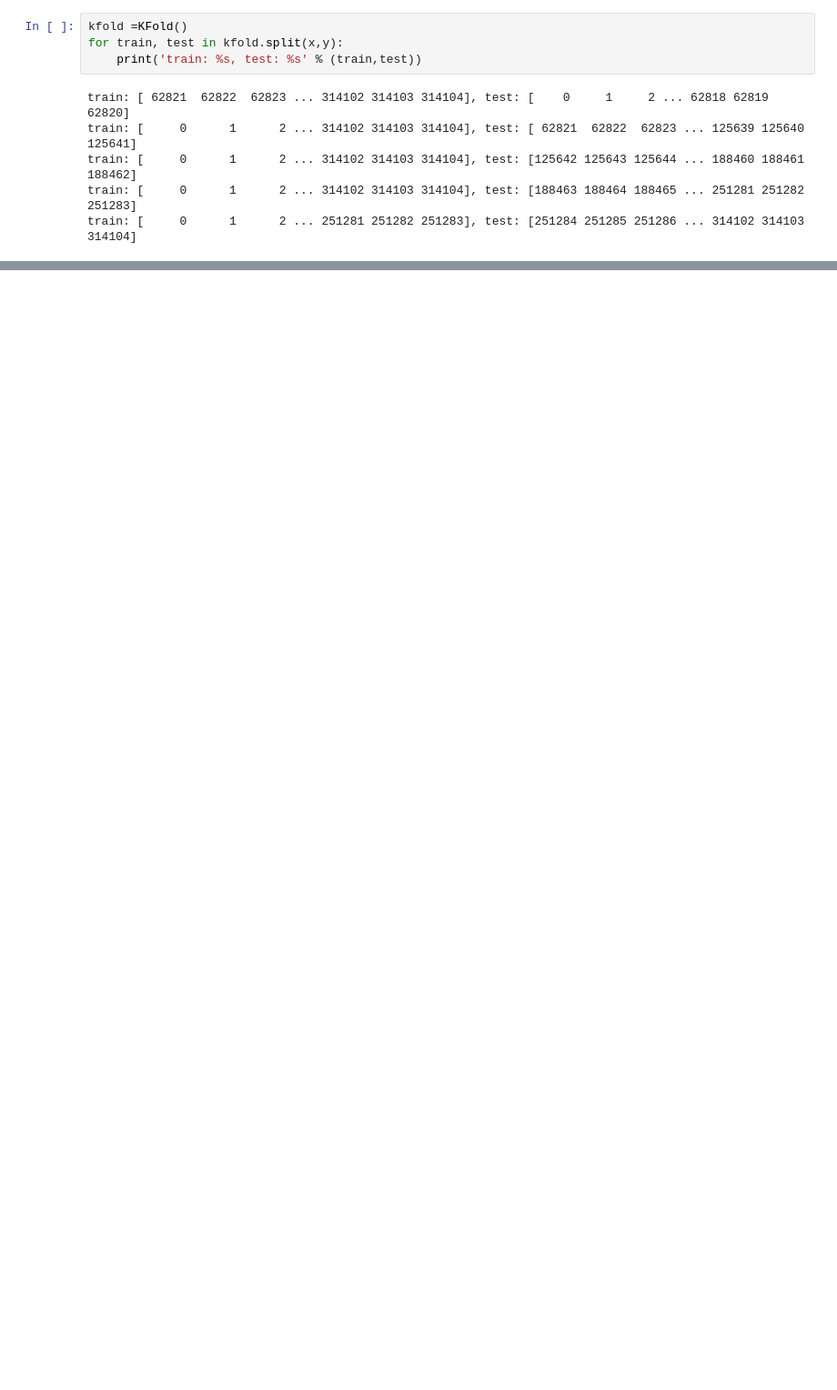
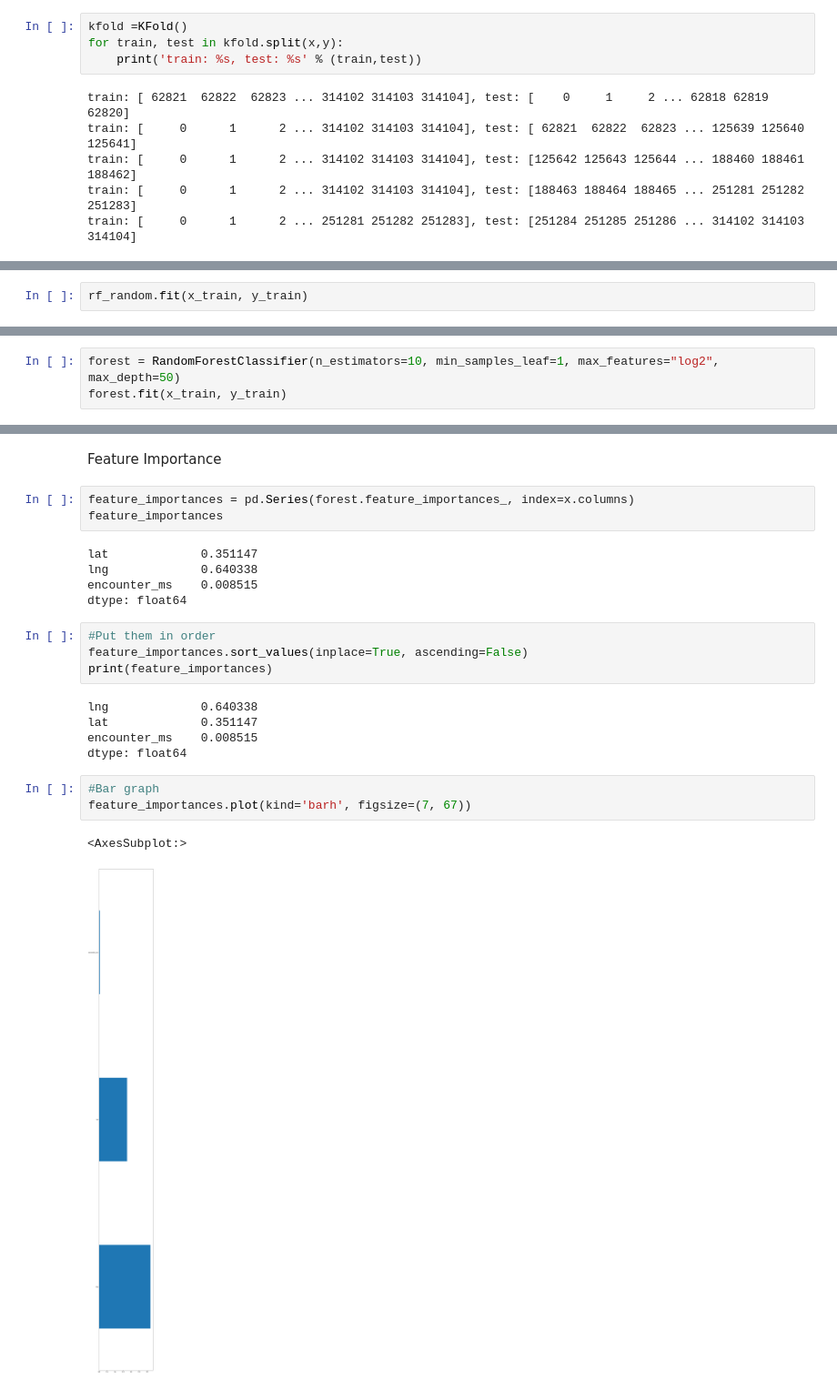
Before and after one commit to Kpautin94/FinalProject2, a Jupyter notebook: Notebooks/PokemonGoSpawn.ipynb, the cells around one changed output, grey strips where cells are left out. Shown at 91% size. Cells and saved outputs as stored; diff of their text form; blank space fills up the shorter version.

```diff
--- a/Notebooks/PokemonGoSpawn.ipynb
+++ b/Notebooks/PokemonGoSpawn.ipynb
@@ -92,0 +302,2 @@ print(cross_val_score(lm, x,y, cv=3))
+# %%
+rf_random.fit(x_train, y_train)
@@ -92,0 +322,3 @@ print(cross_val_score(lm, x,y, cv=3))
+# %%
+forest = RandomForestClassifier(n_estimators=10, min_samples_leaf=1, max_features="log2", max_depth=50)
+forest.fit(x_train, y_train)
@@ -92,0 +363,25 @@ print(cross_val_score(lm, x,y, cv=3))
+# %% [markdown]
+Feature Importance
+# %%
+feature_importances = pd.Series(forest.feature_importances_, index=x.columns)
+feature_importances
+# %% [output]
+lat             0.351147
+lng             0.640338
+encounter_ms    0.008515
+dtype: float64
+# %%
+#Put them in order
+feature_importances.sort_values(inplace=True, ascending=False)
+print(feature_importances)
+# %% [output]
+lng             0.640338
+lat             0.351147
+encounter_ms    0.008515
+dtype: float64
+# %%
+#Bar graph
+feature_importances.plot(kind='barh', figsize=(7, 67))
+# %% [output]
+<AxesSubplot:>
+[figure, added]
```
Also changed, not shown: parts of 66 cells of this notebook, 1 other file.
